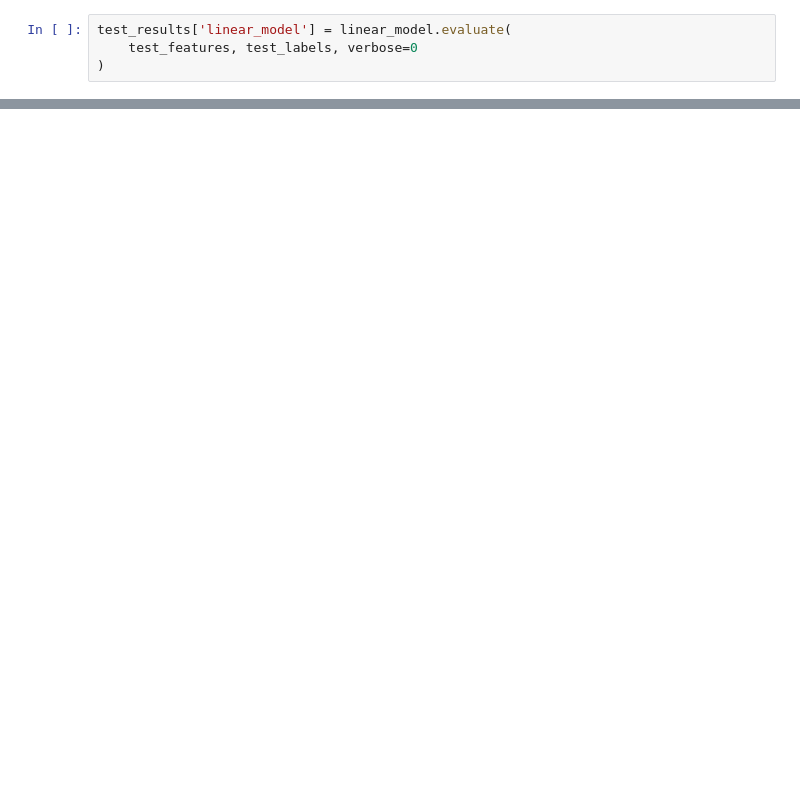
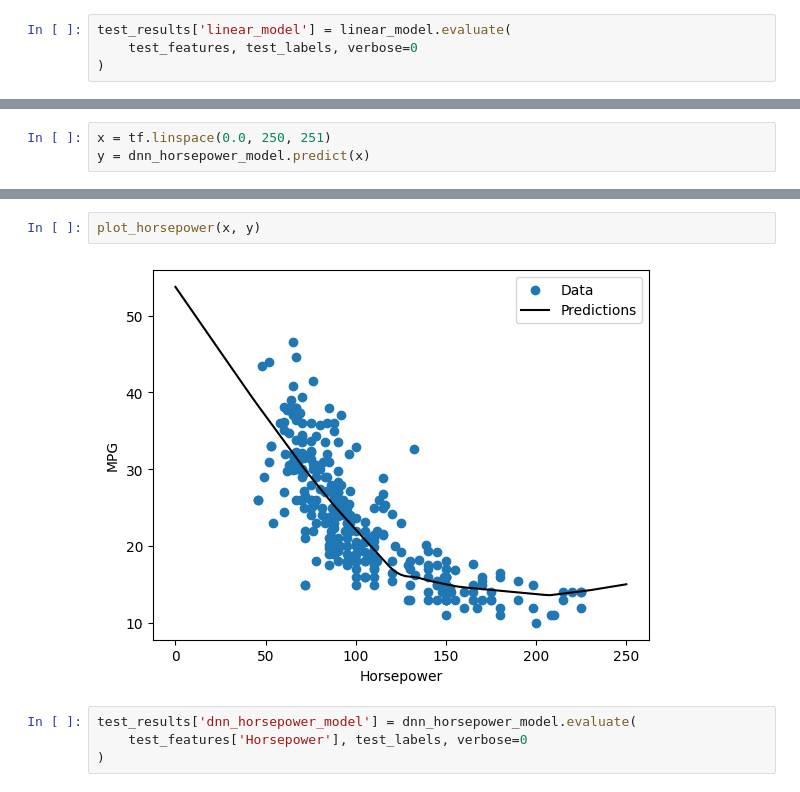
Before and after one commit to pangyeeshen23/AIModel, a Jupyter notebook: Beginner Tutorial/Regression/predict-fuel-eff.ipynb, the cells around one changed output, grey strips where cells are left out. Drawn from its saved outputs; the diff is of its cells as text; blank space fills up the shorter version.

```diff
--- a/Beginner Tutorial/Regression/predict-fuel-eff.ipynb
+++ b/Beginner Tutorial/Regression/predict-fuel-eff.ipynb
@@ -309,0 +385,3 @@ test_results['linear_model'] = linear_model.evaluate(
+# %%
+x = tf.linspace(0.0, 250, 251)
+y = dnn_horsepower_model.predict(x)
@@ -309,0 +390,8 @@ test_results['linear_model'] = linear_model.evaluate(
+# %%
+plot_horsepower(x, y)
+# %% [output]
+[figure, added]
+# %%
+test_results['dnn_horsepower_model'] = dnn_horsepower_model.evaluate(
+    test_features['Horsepower'], test_labels, verbose=0
+)
```
Also changed, not shown: parts of 25 cells of this notebook, 1 other file.
